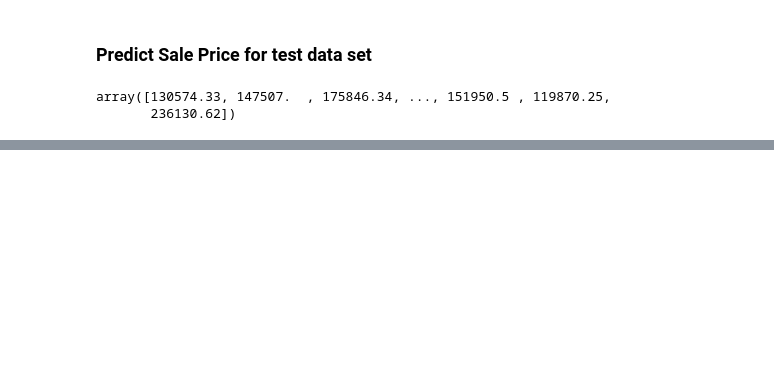
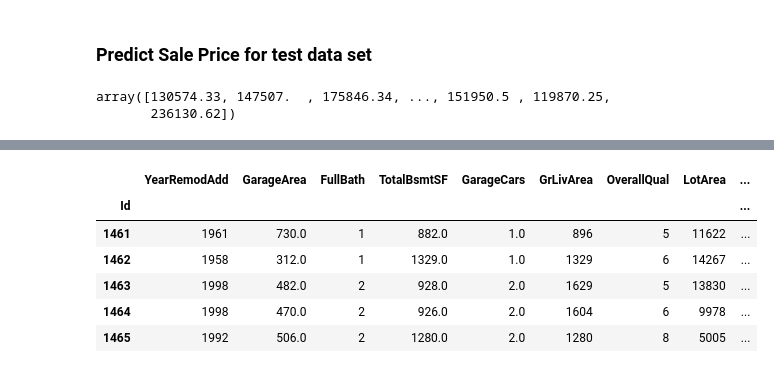
Before and after one commit to cdreyes/Predicting-House-Prices-in-Iowa, a Jupyter notebook: Housing in Iowa.ipynb, the cells around one changed output, grey strips where cells are left out. Cells and saved outputs as stored; diff of their text form; code cells hidden in the pictures; blank space fills up the shorter version.

```diff
--- a/Housing in Iowa.ipynb
+++ b/Housing in Iowa.ipynb
@@ -419,0 +503,37 @@ X_test_for_pred.to_csv("iowa_housing_predictions.csv", encoding="utf-8", index=F
+# %%
+X_test_for_pred.replace(code_to_num, inplace=True)
+# %%
+code_to_name = {"NeighborhoodName":
+{"NAmes": "North Ames",
+"OldTown": "Old Town",
+"CollgCr": "College Creek",
+"Somerst": "Somerset",
+"NridgHt": "Northridge Heights",
+"SawyerW": "Sawyer West",
+"Mitchel": "Mitchell",
+"NWAmes": "Northwest Ames",
+"IDOTRR": "Iowa DOT and Rail Road",
+"Crawfor": "Crawford",
+"BrkSide": "Brookside",
+"Timber": "Timberland",
+"NoRidge": "Northridge",
+"StoneBr": "Stone Brook",
+"SWISU": "South & West of Iowa State University",
+"MeadowV": "Meadow Village",
+"ClearCr": "Clear Creek",
+"BrDale": "Briardale",
+"NPkVill": "Northpark Villa",
+"Blmngtn": "Bloomington Heights",
+"Blueste": "Bluestem"}}
+# %%
+X_test_for_pred.replace(code_to_name, inplace=True)
+# %%
+X_test_for_pred.head()
+# %% [output]
+|  | YearRemodAdd | GarageArea | FullBath | TotalBsmtSF | GarageCars | GrLivArea | OverallQual | LotArea | ... |
+| Id |  |  |  |  |  |  |  |  | ... |
+| 1461 | 1961 | 730.0 | 1 | 882.0 | 1.0 | 896 | 5 | 11622 | ... |
+| 1462 | 1958 | 312.0 | 1 | 1329.0 | 1.0 | 1329 | 6 | 14267 | ... |
+| 1463 | 1998 | 482.0 | 2 | 928.0 | 2.0 | 1629 | 5 | 13830 | ... |
+| 1464 | 1998 | 470.0 | 2 | 926.0 | 2.0 | 1604 | 6 | 9978 | ... |
+| 1465 | 1992 | 506.0 | 2 | 1280.0 | 2.0 | 1280 | 8 | 5005 | ... |
```
Also changed, not shown: parts of 25 cells of this notebook.
